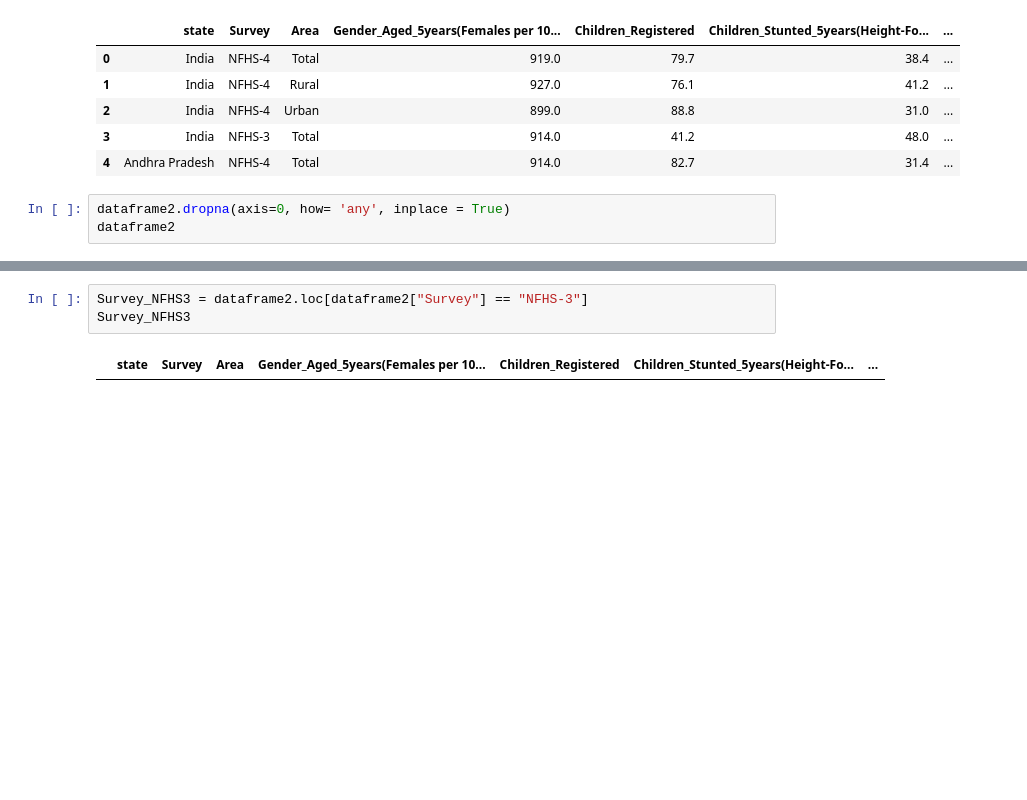
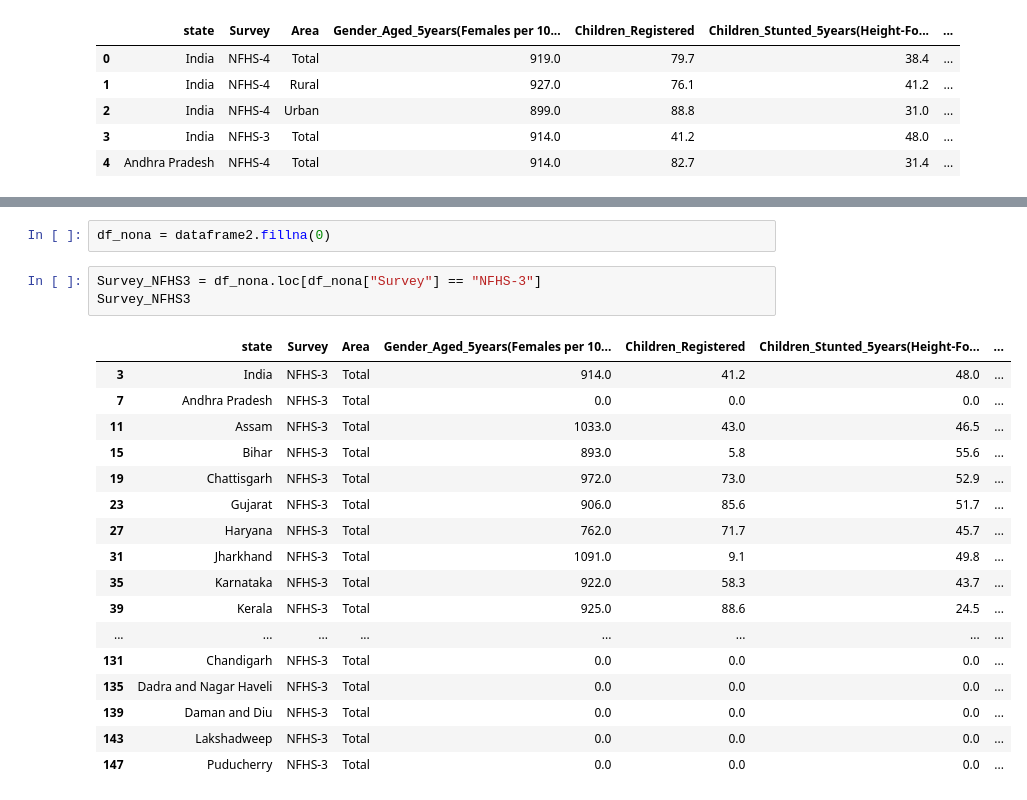
Before and after one commit to narayanan-nithya/Group_Project_Nutritional_Analysis_Of_Children_Under_Age_5, a Jupyter notebook: Creating the DataFrame .ipynb, the cells around one changed output, grey strips where cells are left out. Saved outputs shown, nothing was run; the diff lists cells and outputs as text; blank space fills up the shorter version.

```diff
--- a/Creating the DataFrame .ipynb
+++ b/Creating the DataFrame .ipynb
@@ -63,6 +63,3 @@ dataframe2.head()
 | 2 | India | NFHS-4 | Urban | 899.0 | 88.8 | 31.0 | ... |
 | 3 | India | NFHS-3 | Total | 914.0 | 41.2 | 48.0 | ... |
 | 4 | Andhra Pradesh | NFHS-4 | Total | 914.0 | 82.7 | 31.4 | ... |
-# %%
-dataframe2.dropna(axis=0, how= 'any', inplace = True)
-dataframe2
@@ -83,6 +66,24 @@ dataframe2
+# %%
+df_nona = dataframe2.fillna(0)
 # %%
-Survey_NFHS3 = dataframe2.loc[dataframe2["Survey"] == "NFHS-3"]
+Survey_NFHS3 = df_nona.loc[df_nona["Survey"] == "NFHS-3"]
 Survey_NFHS3
 # %% [output]
 |  | state | Survey | Area | Gender_Aged_5years(Females per 10... | Children_Registered | Children_Stunted_5years(Height-Fo... | ... |
+| 3 | India | NFHS-3 | Total | 914.0 | 41.2 | 48.0 | ... |
+| 7 | Andhra Pradesh | NFHS-3 | Total | 0.0 | 0.0 | 0.0 | ... |
+| 11 | Assam | NFHS-3 | Total | 1033.0 | 43.0 | 46.5 | ... |
+| 15 | Bihar | NFHS-3 | Total | 893.0 | 5.8 | 55.6 | ... |
+| 19 | Chattisgarh | NFHS-3 | Total | 972.0 | 73.0 | 52.9 | ... |
+| 23 | Gujarat | NFHS-3 | Total | 906.0 | 85.6 | 51.7 | ... |
+| 27 | Haryana | NFHS-3 | Total | 762.0 | 71.7 | 45.7 | ... |
+| 31 | Jharkhand | NFHS-3 | Total | 1091.0 | 9.1 | 49.8 | ... |
+| 35 | Karnataka | NFHS-3 | Total | 922.0 | 58.3 | 43.7 | ... |
+| 39 | Kerala | NFHS-3 | Total | 925.0 | 88.6 | 24.5 | ... |
+| ... | ... | ... | ... | ... | ... | ... | ... |
+| 131 | Chandigarh | NFHS-3 | Total | 0.0 | 0.0 | 0.0 | ... |
+| 135 | Dadra and Nagar Haveli | NFHS-3 | Total | 0.0 | 0.0 | 0.0 | ... |
+| 139 | Daman and Diu | NFHS-3 | Total | 0.0 | 0.0 | 0.0 | ... |
+| 143 | Lakshadweep | NFHS-3 | Total | 0.0 | 0.0 | 0.0 | ... |
+| 147 | Puducherry | NFHS-3 | Total | 0.0 | 0.0 | 0.0 | ... |
 # %%
```
Also changed, not shown: parts of 11 cells of this notebook.
